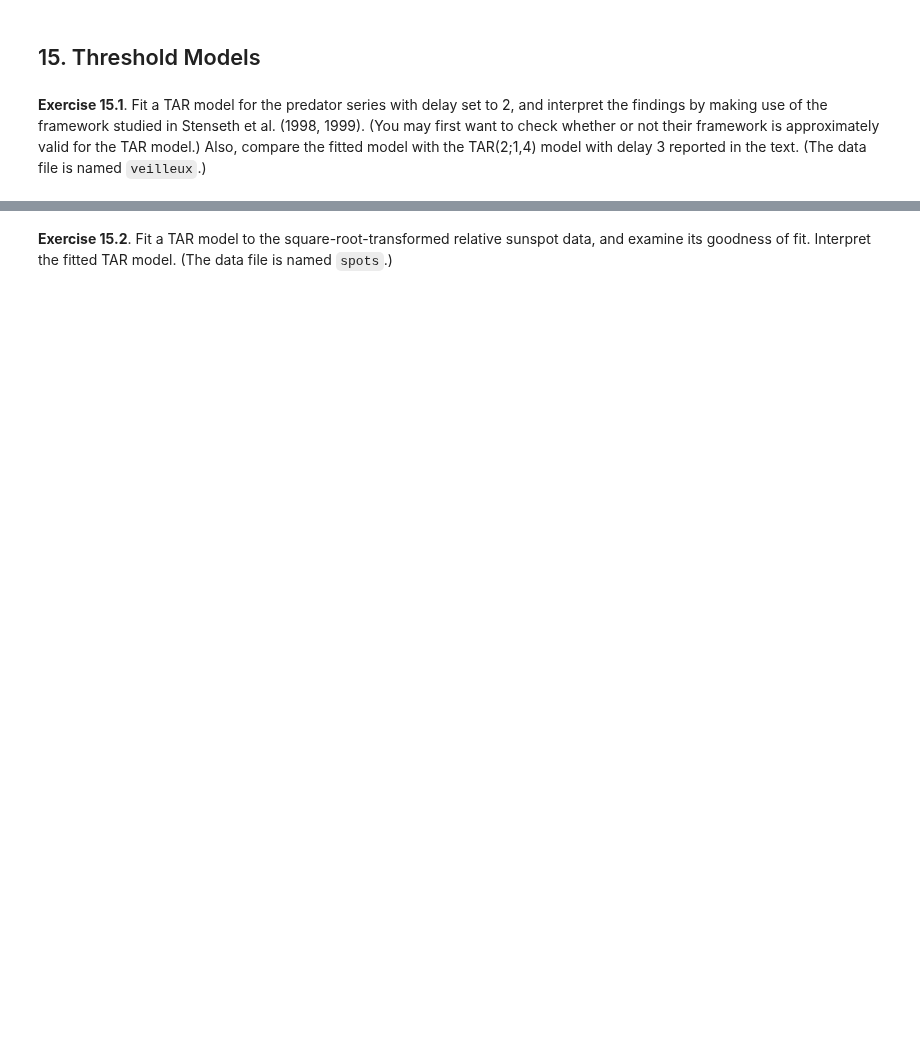
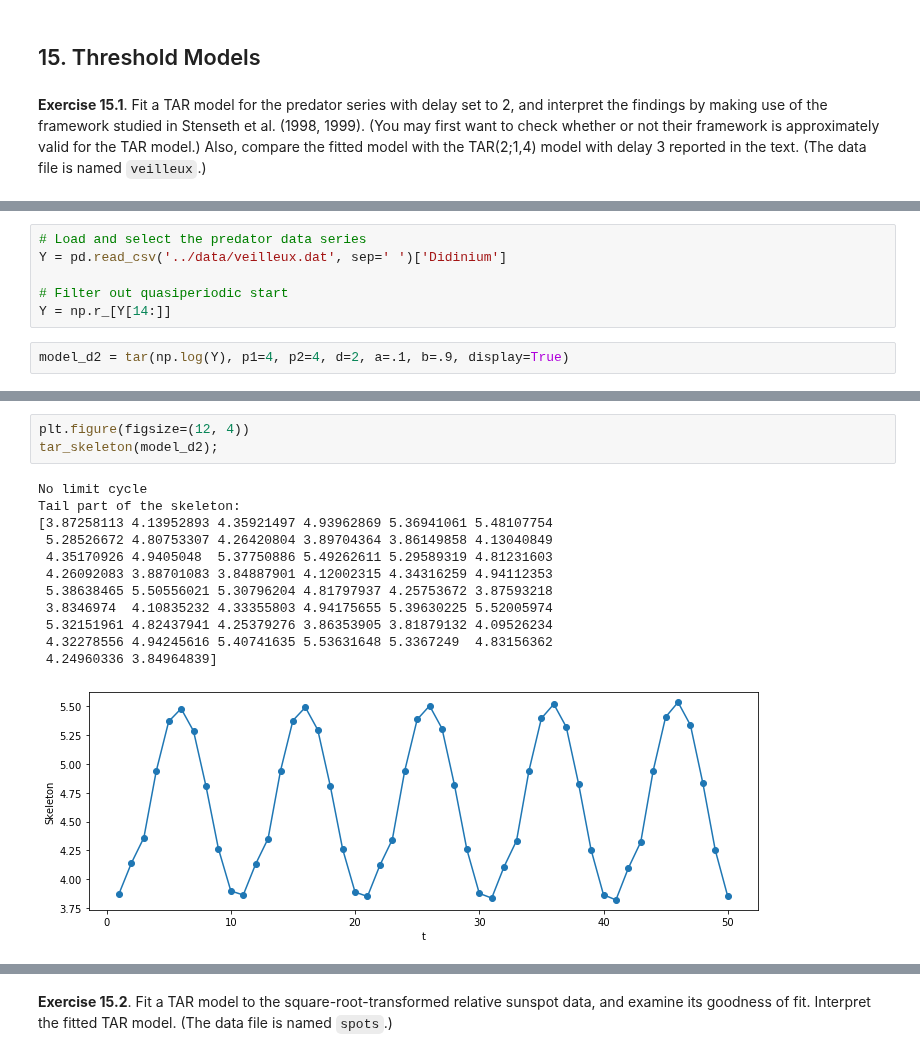
Before and after one commit to telmo-correa/time-series-analysis, a Jupyter notebook: Python/Chapter 15 (Ex 01 - 09) - Threshold Models.ipynb, the cells around one changed output, grey strips where cells are left out. Cells and saved outputs as stored; diff of their text form; blank space fills up the shorter version.

```diff
--- a/Python/Chapter 15 (Ex 01 - 09) - Threshold Models.ipynb
+++ b/Python/Chapter 15 (Ex 01 - 09) - Threshold Models.ipynb
@@ -4,0 +18,8 @@
+# %%
+# Load and select the predator data series
+Y = pd.read_csv('../data/veilleux.dat', sep=' ')['Didinium']
+
+# Filter out quasiperiodic start
+Y = np.r_[Y[14:]]
+# %%
+model_d2 = tar(np.log(Y), p1=4, p2=4, d=2, a=.1, b=.9, display=True)
@@ -4,0 +70,16 @@
+# %%
+plt.figure(figsize=(12, 4))
+tar_skeleton(model_d2);
+# %% [output]
+No limit cycle
+Tail part of the skeleton:
+[3.87258113 4.13952893 4.35921497 4.93962869 5.36941061 5.48107754
+ 5.28526672 4.80753307 4.26420804 3.89704364 3.86149858 4.13040849
+ 4.35170926 4.9405048  5.37750886 5.49262611 5.29589319 4.81231603
+ 4.26092083 3.88701083 3.84887901 4.12002315 4.34316259 4.94112353
+ 5.38638465 5.50556021 5.30796204 4.81797937 4.25753672 3.87593218
+ 3.8346974  4.10835232 4.33355803 4.94175655 5.39630225 5.52005974
+ 5.32151961 4.82437941 4.25379276 3.86353905 3.81879132 4.09526234
+ 4.32278556 4.94245616 5.40741635 5.53631648 5.3367249  4.83156362
+ 4.24960336 3.84964839]
+[figure, added]
```
Also changed, not shown: parts of 20 cells of this notebook, 1 other file.
